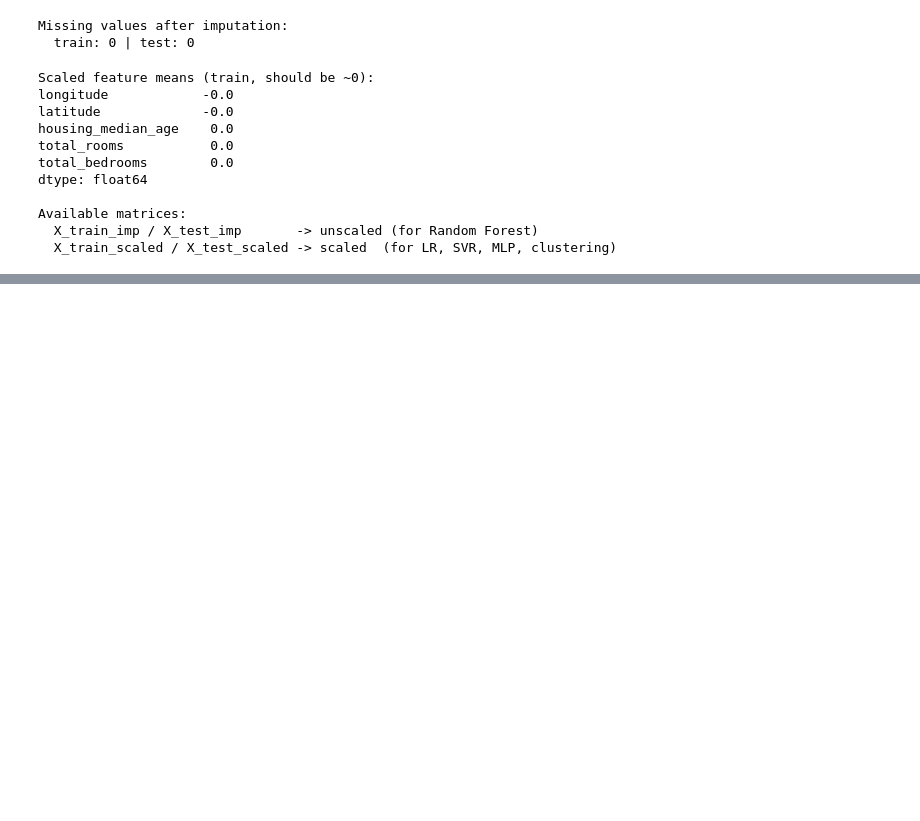
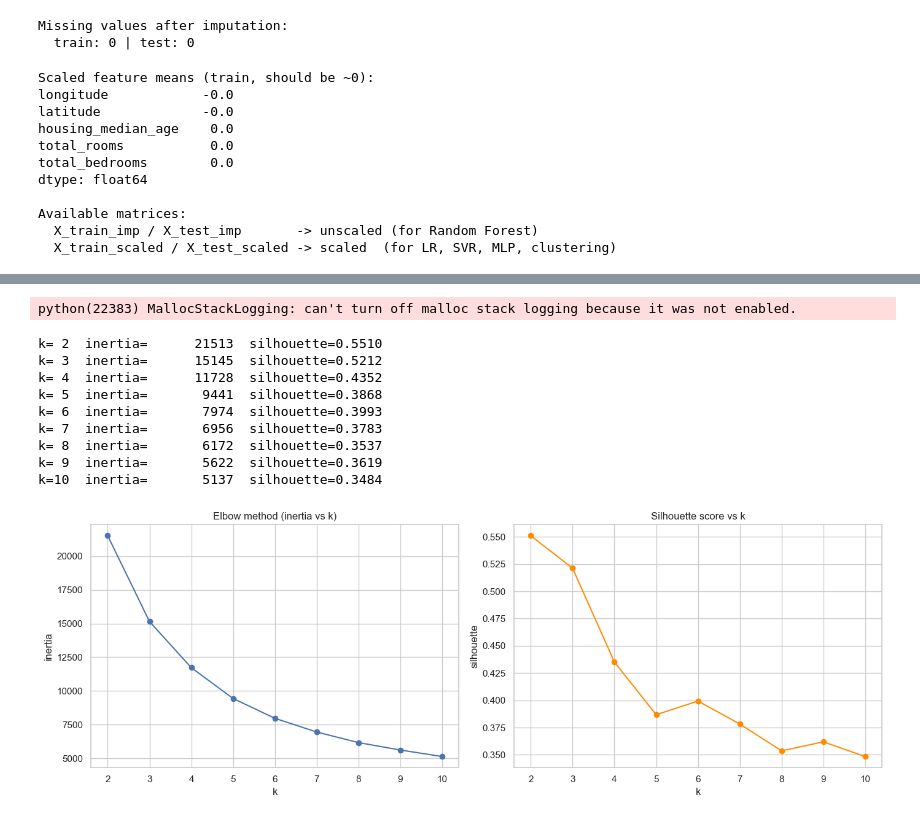
Before and after one commit to Arush70/California-House-Pridictor, a Jupyter notebook: notebooks/Training_Models.ipynb, the cells around one changed output, grey strips where cells are left out. Drawn from its saved outputs; the diff is of its cells as text; code cells hidden in the pictures; blank space fills up the shorter version.

Commit message:
Stage 7: Clustering

```diff
--- a/notebooks/Training_Models.ipynb
+++ b/notebooks/Training_Models.ipynb
@@ -533,0 +552,49 @@ Available matrices:
+# %%
+# Stage 7a: Choose the number of clusters (elbow + silhouette)
+#
+# We scan k = 2..10, recording inertia (for the elbow) and silhouette
+# score (cluster separation quality). k is then chosen from the evidence,
+# not assumed. Silhouette is computed on a fixed subsample for speed.
+
+
+
+from sklearn.cluster import KMeans
+from sklearn.metrics import silhouette_score
+
+# Focused, interpretable clustering feature set (scaled).
+cluster_features = ["longitude", "latitude", "median_income"]
+Xc_train = X_train_scaled[cluster_features].values
+
+k_range = range(2, 11)
+inertias, silhouettes = [], []
+
+for k in k_range:
+    km = KMeans(n_clusters=k, random_state=RANDOM_STATE, n_init=10)
+    labels = km.fit_predict(Xc_train)
+    inertias.append(km.inertia_)
+    sil = silhouette_score(Xc_train, labels,
+                           sample_size=3000, random_state=RANDOM_STATE)
+    silhouettes.append(sil)
+    print(f"k={k:2d}  inertia={km.inertia_:11.0f}  silhouette={sil:.4f}")
+
+# Plot both diagnostics side by side.
+fig, ax = plt.subplots(1, 2, figsize=(14, 5))
+ax[0].plot(list(k_range), inertias, "o-")
+ax[0].set(title="Elbow method (inertia vs k)", xlabel="k", ylabel="inertia")
+ax[1].plot(list(k_range), silhouettes, "o-", color="darkorange")
+ax[1].set(title="Silhouette score vs k", xlabel="k", ylabel="silhouette")
+plt.tight_layout()
+plt.savefig("../figures/cluster_selection.png", dpi=150, bbox_inches="tight")
+plt.show()
+# %% [output]
+python(22383) MallocStackLogging: can't turn off malloc stack logging because it was not enabled.
+k= 2  inertia=      21513  silhouette=0.5510
+k= 3  inertia=      15145  silhouette=0.5212
+k= 4  inertia=      11728  silhouette=0.4352
+k= 5  inertia=       9441  silhouette=0.3868
+k= 6  inertia=       7974  silhouette=0.3993
+k= 7  inertia=       6956  silhouette=0.3783
+k= 8  inertia=       6172  silhouette=0.3537
+k= 9  inertia=       5622  silhouette=0.3619
+k=10  inertia=       5137  silhouette=0.3484
+[figure, added]
```
Also changed, not shown: parts of 5 cells of this notebook, 4 other files.
